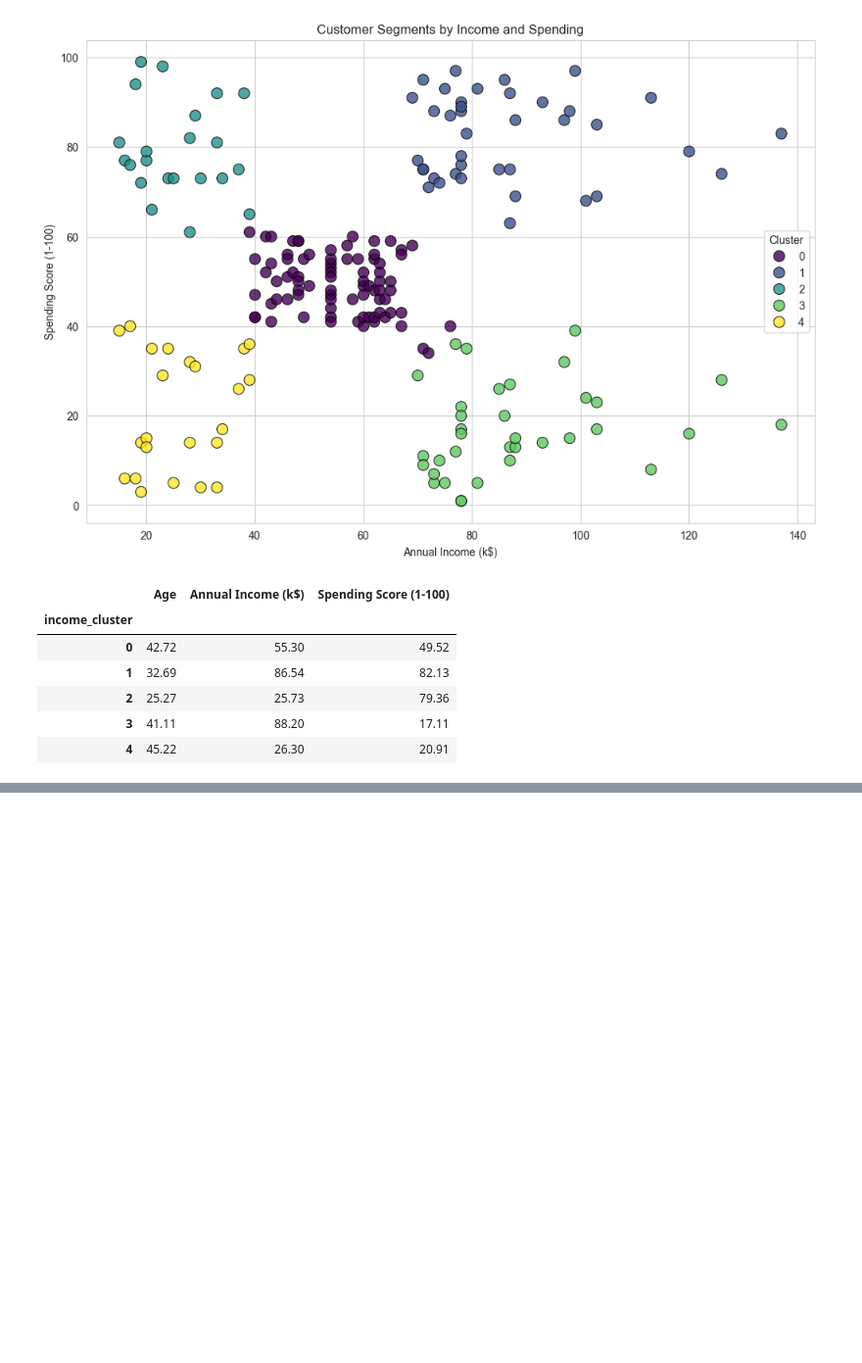
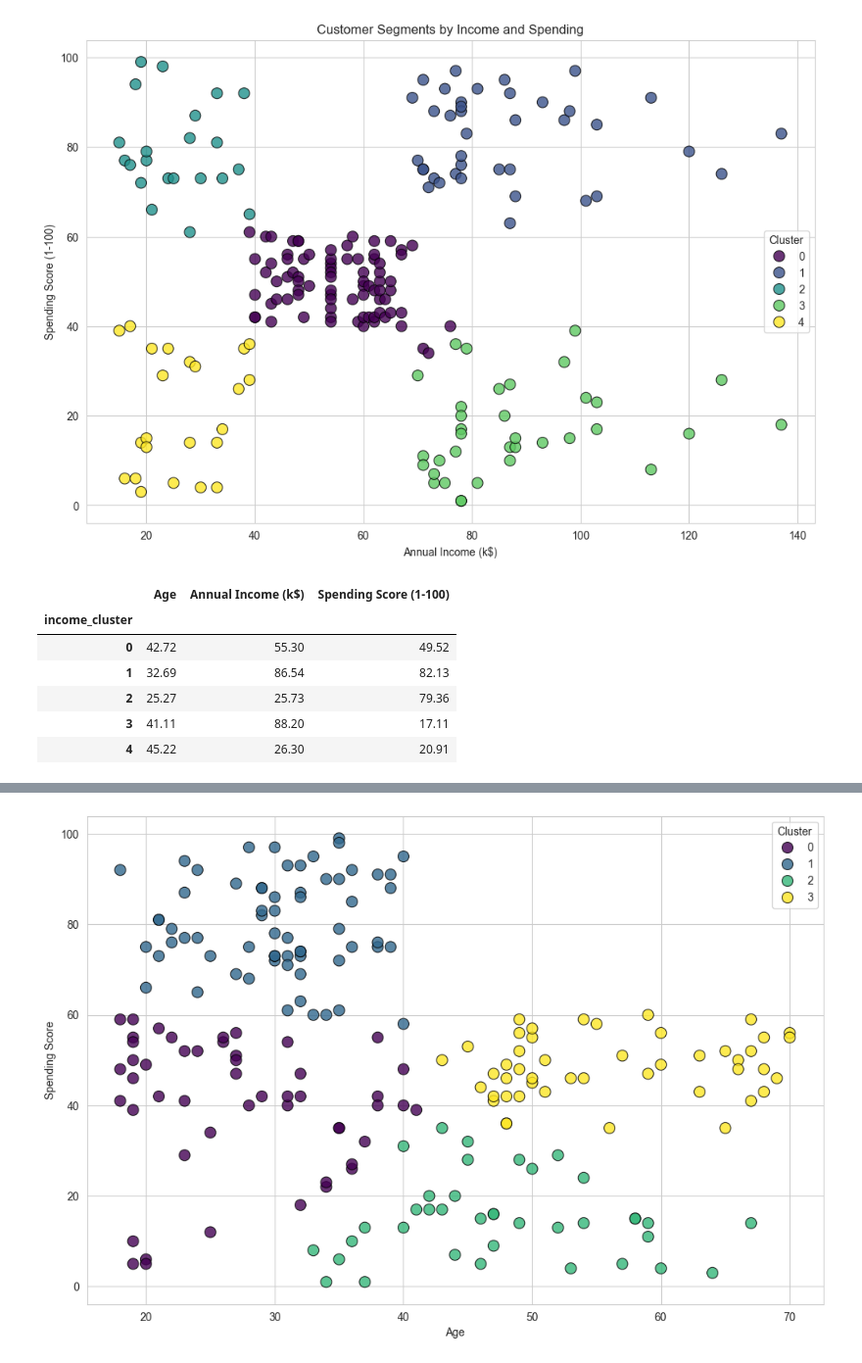
Before and after one commit to AaryanBairagi/GeekForGeeks-21Days-21Projects-Challenge, a Jupyter notebook: Day 5/Day 5.ipynb, the cells around one changed output, grey strips where cells are left out. Shown at 98% size. Drawn from its saved outputs; the diff is of its cells as text; code cells hidden in the pictures; blank space fills up the shorter version.

```diff
--- a/Day 5/Day 5.ipynb
+++ b/Day 5/Day 5.ipynb
@@ -155,0 +209,9 @@ cluster_profile['Size'] = mall_df['income_cluster'].value_counts()
+# %%
+plt.figure(figsize=(12,8))
+sns.scatterplot(data=mall_df,x='Age',y='Spending Score (1-100)',hue='Age_Cluster',alpha=0.8,edgecolor='black',palette='viridis',s=100)
+plt.xlabel('Age')
+plt.ylabel('Spending Score')
+plt.legend(title='Cluster')
+plt.show()
+# %% [output]
+[figure, added]
```
Also changed, not shown: parts of 21 cells of this notebook.
